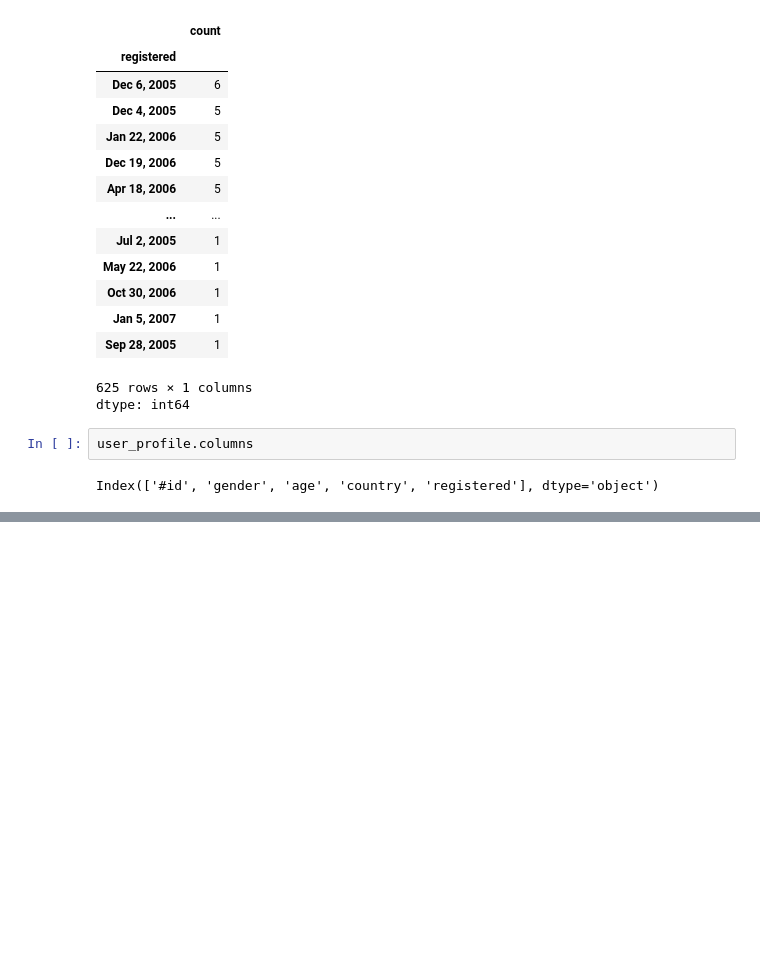
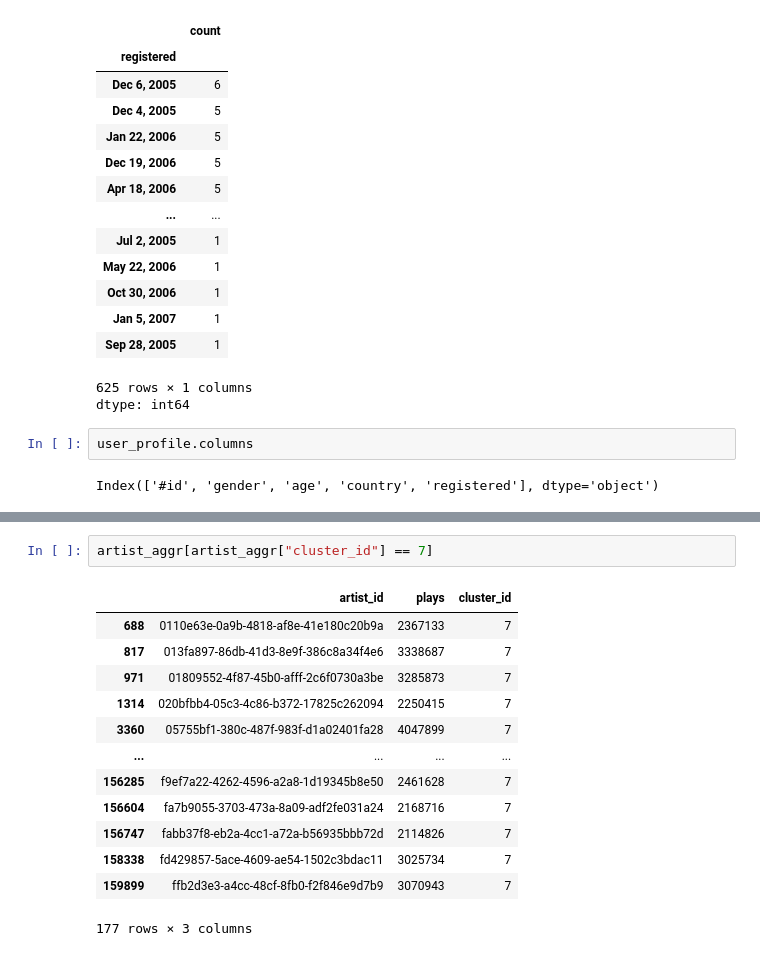
Before and after one commit to FredArgoX/ChaoticTest_PySpark, a Jupyter notebook: 02_GL_Spark_Music_Project.ipynb, the cells around one changed output, grey strips where cells are left out. Drawn from its saved outputs; the diff is of its cells as text; blank space fills up the shorter version.

```diff
--- a/02_GL_Spark_Music_Project.ipynb
+++ b/02_GL_Spark_Music_Project.ipynb
@@ -197,0 +501,16 @@ Index(['#id', 'gender', 'age', 'country', 'registered'], dtype='object')
+# %%
+artist_aggr[artist_aggr["cluster_id"] == 7]
+# %% [output]
+|  | artist_id | plays | cluster_id |
+| 688 | 0110e63e-0a9b-4818-af8e-41e180c20b9a | 2367133 | 7 |
+| 817 | 013fa897-86db-41d3-8e9f-386c8a34f4e6 | 3338687 | 7 |
+| 971 | 01809552-4f87-45b0-afff-2c6f0730a3be | 3285873 | 7 |
+| 1314 | 020bfbb4-05c3-4c86-b372-17825c262094 | 2250415 | 7 |
+| 3360 | 05755bf1-380c-487f-983f-d1a02401fa28 | 4047899 | 7 |
+| ... | ... | ... | ... |
+| 156285 | f9ef7a22-4262-4596-a2a8-1d19345b8e50 | 2461628 | 7 |
+| 156604 | fa7b9055-3703-473a-8a09-adf2fe031a24 | 2168716 | 7 |
+| 156747 | fabb37f8-eb2a-4cc1-a72a-b56935bbb72d | 2114826 | 7 |
+| 158338 | fd429857-5ace-4609-ae54-1502c3bdac11 | 3025734 | 7 |
+| 159899 | ffb2d3e3-a4cc-48cf-8fb0-f2f846e9d7b9 | 3070943 | 7 |
+177 rows × 3 columns
```
Also changed, not shown: parts of 48 cells of this notebook.
